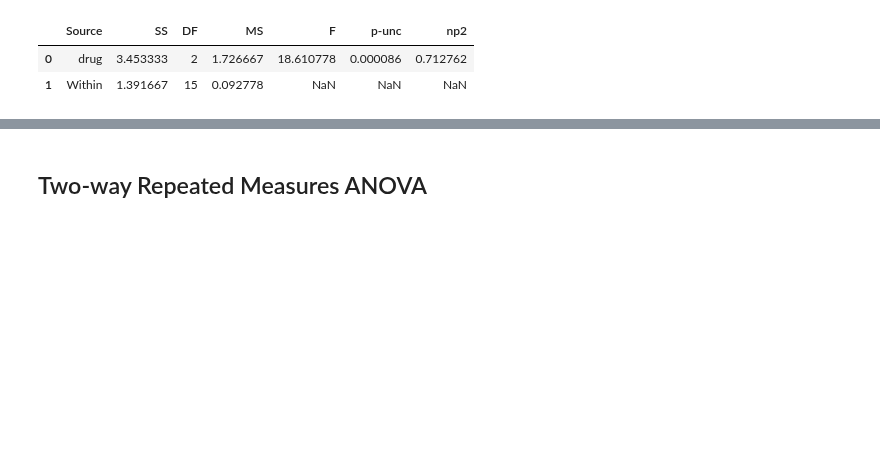
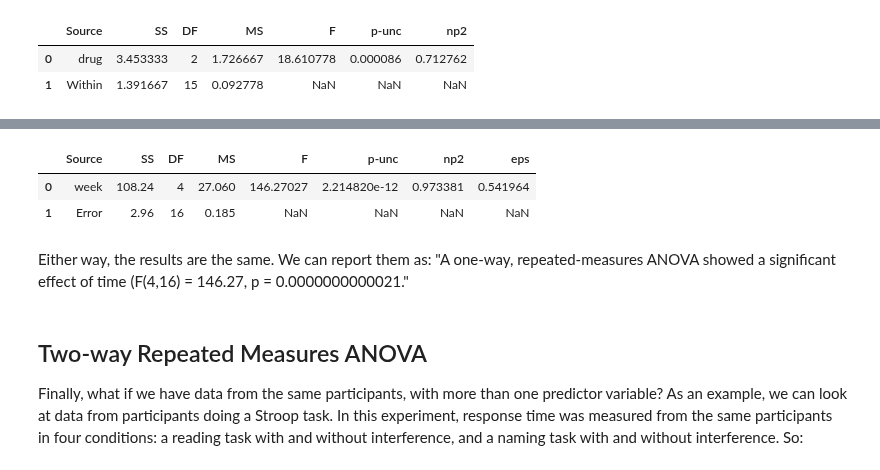
Before and after one commit to ethanweed/ExPsyLing, a Jupyter notebook: 2021/Notebooks/ANOVA_notebook1.ipynb, the cells around one changed output, grey strips where cells are left out. Saved outputs shown, nothing was run; the diff lists cells and outputs as text; code cells hidden in the pictures; blank space fills up the shorter version.

```diff
--- a/2021/Notebooks/ANOVA_notebook1.ipynb
+++ b/2021/Notebooks/ANOVA_notebook1.ipynb
@@ -72,0 +130,5 @@ pg.rm_anova(df)
+# %%
+# "Melt" the data from wide format to long format:
+df = pd.melt(df, id_vars="Id")
+df.rename(columns = {'variable':'week', 'value':'leaf_count'}, inplace = True)
+df.head()
@@ -73,4 +142,14 @@ pg.rm_anova(df)
+# %%
+df.rm_anova(dv = 'leaf_count', within = 'week', subject = 'Id', detailed = True)
+# %% [output]
+|  | Source | SS | DF | MS | F | p-unc | np2 | eps |
+| 0 | week | 108.24 | 4 | 27.060 | 146.27027 | 2.214820e-12 | 0.973381 | 0.541964 |
+| 1 | Error | 2.96 | 16 | 0.185 | NaN | NaN | NaN | NaN |
+# %% [markdown]
+Either way, the results are the same. We can report them as: "A one-way, repeated-measures ANOVA showed a significant effect of time (F(4,16) = 146.27, p = 0.0000000000021."
 # %% [markdown]
 ## Two-way Repeated Measures ANOVA
+
+Finally, what if we have data from the same participants, with more than one predictor variable? As an example, we can look at data from participants doing a Stroop task. In this experiment, response time was measured from the same participants in four conditions: a reading task with and without interference, and a naming task with and without interference. So:
 # %%
 df = pd.read_csv("https://raw.githubusercontent.com/ethanweed/ExPsyLing/master/datasets/stroop_2021_long.csv")
```
Also changed, not shown: parts of 26 cells of this notebook, 2 other files.
